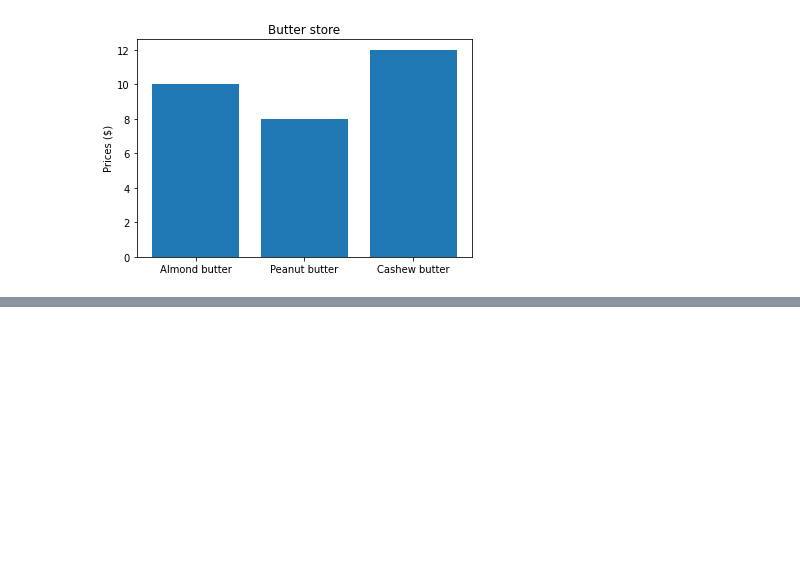
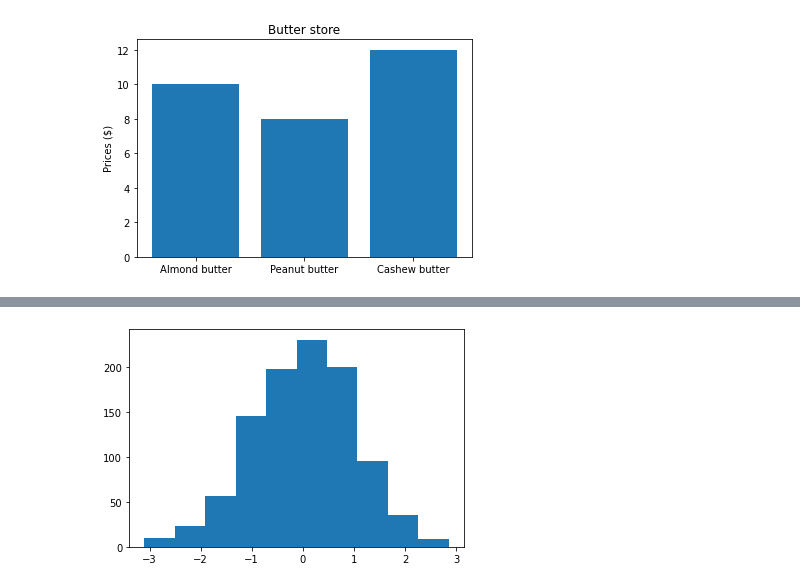
Before and after one commit to akshatz/dataScienceTutorial, a Jupyter notebook: introductionToMatplotlib.ipynb, the cells around one changed output, grey strips where cells are left out. Cells and saved outputs as stored; diff of their text form; code cells hidden in the pictures; blank space fills up the shorter version.

```diff
--- a/introductionToMatplotlib.ipynb
+++ b/introductionToMatplotlib.ipynb
@@ -126,0 +134,8 @@ ax.set(title="Butter store",
+# %%
+# Make some data  for histograms and plot it
+import random
+x = np.random.randn(1000)
+fig, ax = plt.subplots()
+ax.hist(x);
+# %% [output]
+[figure, added]
```
Also changed, not shown: parts of 3 cells of this notebook.
